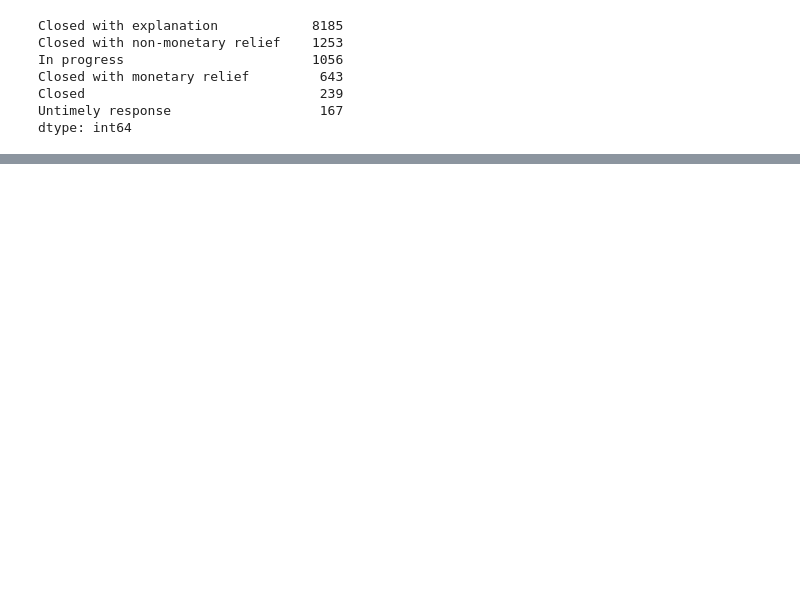
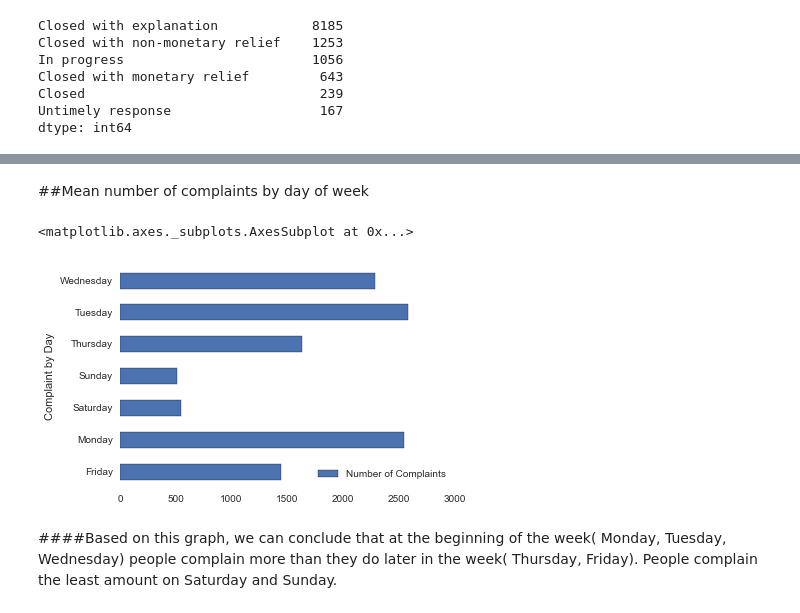
Before and after one commit to pnitto/consumer-complaints, a Jupyter notebook: Consumer_Complaints.ipynb, the cells around one changed output, grey strips where cells are left out. Cells and saved outputs as stored; diff of their text form; code cells hidden in the pictures; blank space fills up the shorter version.

Commit message:
Added markdown comments & mean Complaints by Day

```diff
--- a/Consumer_Complaints.ipynb
+++ b/Consumer_Complaints.ipynb
@@ -113,0 +97,15 @@ AttributeError: 'DataFrame' object has no attribute 'dates'
+# %% [markdown]
+##Mean number of complaints by day of week
+# %%
+consumer_complaints["Date received"] = pd.to_datetime(consumer_complaints['Date received'])
+# %%
+consumer_complaints["Complaint by Day"] = consumer_complaints["Date received"].apply(lambda x: x.weekday())
+# %%
+consumer_complaints.replace({"Complaint by Day" : {0: "Monday", 1: "Tuesday", 2: "Wednesday", 3: "Thursday", 4: "Friday", 5: "Saturday", 6: "Sunday"}}, inplace=True)
+# %%
+consumer_complaints[[ "Complaint ID", "Complaint by Day"]].groupby("Complaint by Day").count().rename(columns={"Complaint ID": "Number of Complaints"}).plot(kind="barh")
+# %% [output]
+<matplotlib.axes._subplots.AxesSubplot at 0x...>
+[figure, added]
+# %% [markdown]
+####Based on this graph, we can conclude that at the beginning of the week( Monday, Tuesday, Wednesday) people complain more than they do later in the week( Thursday, Friday). People complain the least amount on Saturday and Sunday.
```
Also changed, not shown: parts of 16 cells of this notebook.
